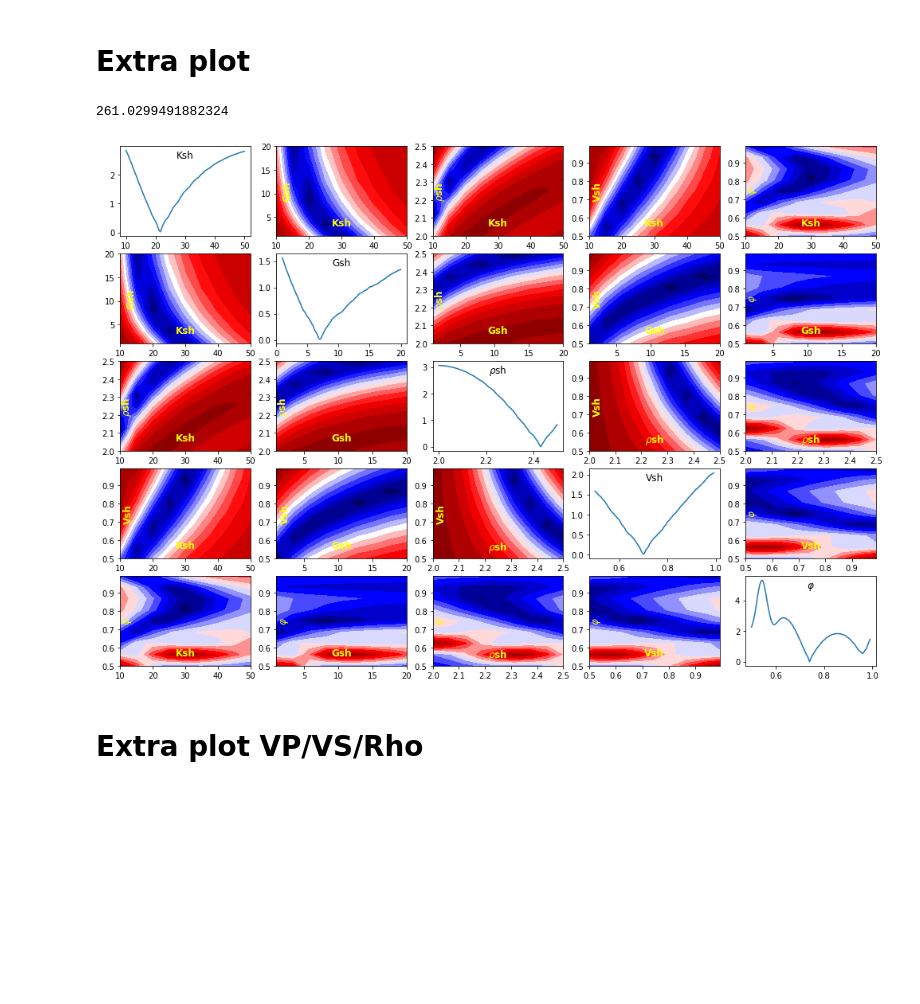
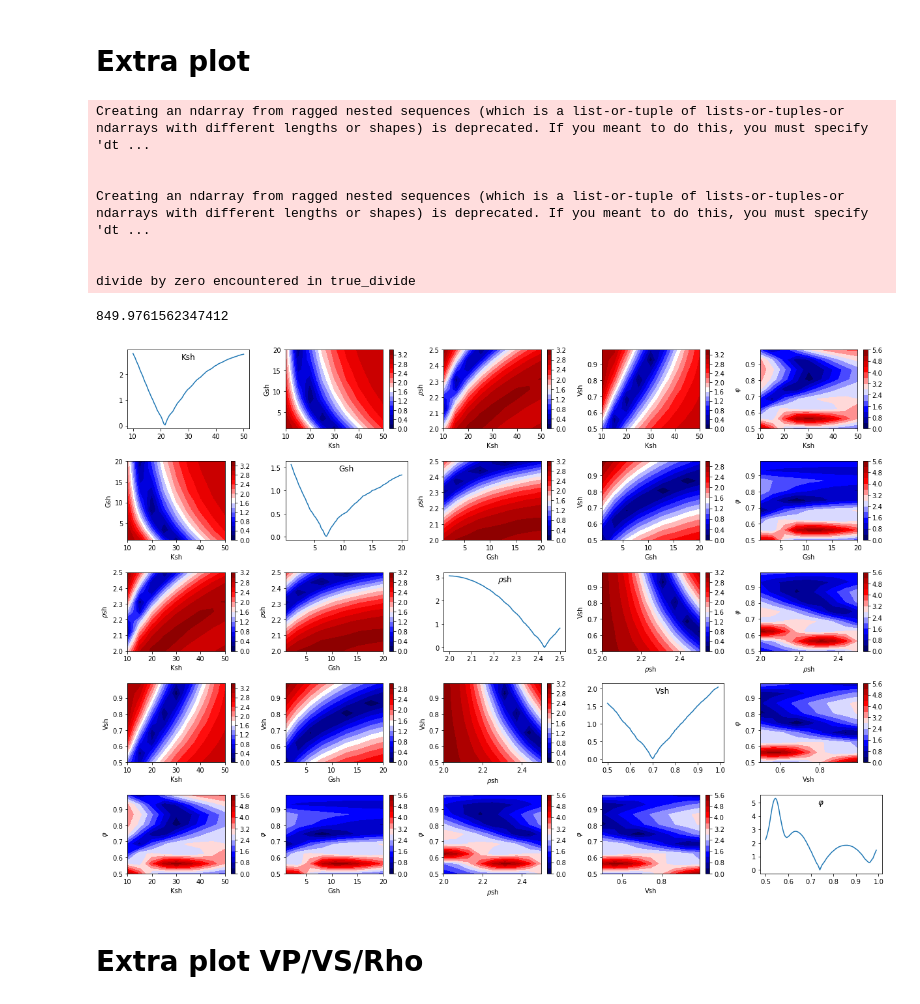
Before and after one commit to pnkrtm/rpsi, a Jupyter notebook: notebooks/white_sea_simple.ipynb, the cells around one changed output. Cells and saved outputs as stored; diff of their text form; code cells hidden in the pictures; blank space fills up the shorter version.

```diff
--- a/notebooks/white_sea_simple.ipynb
+++ b/notebooks/white_sea_simple.ipynb
@@ -100,7 +100,7 @@ def plot_2D_err(forward_params, nvals, ncontous=10, points=None, fig=None, ax=No
         fig, ax = plt.subplots()
 
     im = ax.contourf(X, Y, Z, ncontous, cmap='seismic')
-#     fig.colorbar(im, ax=ax)
+    fig.colorbar(im, ax=ax)
 
     if points is not None:
         ax.plot(points[0], points[1], marker='o', color='green', markersize=5)
@@ -627,44 +629,52 @@ for i, ol1 in enumerate(optimization_list):
         if ol1 == ol2:
             plot_1D_err(forward_params, 100, ax=axes[i, j])
             axes[i,j].set_xlabel(labels_dict[ol1], labelpad=-15, fontsize=12)
             axes[i,j].xaxis.set_label_position("top")
 #             axes[i,j].set_title(ol1)
 
         else:
 #             print(ol1, ol2)
             plot_2D_err(forward_params, [8, 8], 15, fig=fig, ax=axes[i, j])
 
 #             if j == 0 or i == 0 or j == len(optimization_list) - 1 or i == len(optimization_list) - 1:
 
-            common_plot_params = {
-                'labelpad':-40,
-                'color': 'yellow',
-                'weight': 'bold',
-                'fontsize': 12
-            }
+#             common_plot_params = {
+#                 'labelpad':-40,
+#                 'color': 'yellow',
+#                 'weight': 'bold',
+#                 'fontsize': 12
+#             }
 
             if i > j:
-                axes[i,j].set_xlabel(labels_dict[ol2], **common_plot_params)
-                axes[i,j].set_ylabel(labels_dict[ol1], **common_plot_params)
+                axes[i,j].set_xlabel(labels_dict[ol2])
+                axes[i,j].set_ylabel(labels_dict[ol1])
 
             elif i < j:
-                axes[i,j].set_xlabel(labels_dict[ol1], **common_plot_params)
-                axes[i,j].set_ylabel(labels_dict[ol2], **common_plot_params)
+                axes[i,j].set_xlabel(labels_dict[ol1])
+                axes[i,j].set_ylabel(labels_dict[ol2])
 
 #                 if j == len(optimization_list) - 1:
 #                     axes[i,j].yaxis.set_label_position("right")
 
 #                 if i == 0:
 #                     axes[i,j].xaxis.set_label_position("top")
 
 
 
 
 print(time.time() - start_time)
+plt.tight_layout()
 
 plt.show()
 # %% [output]
-261.0299491882324
+Creating an ndarray from ragged nested sequences (which is a list-or-tuple of lists-or-tuples-or ndarrays with different lengths or shapes) is deprecated. If you meant to do this, you must specify 'dt ...
+
+
+Creating an ndarray from ragged nested sequences (which is a list-or-tuple of lists-or-tuples-or ndarrays with different lengths or shapes) is deprecated. If you meant to do this, you must specify 'dt ...
+
+
+divide by zero encountered in true_divide
+849.9761562347412
-[figure, old version]
+[figure, new version]
 # %% [markdown]
 # Extra plot VP/VS/Rho
```
Also changed, not shown: parts of 16 cells of this notebook, 1 other file.
